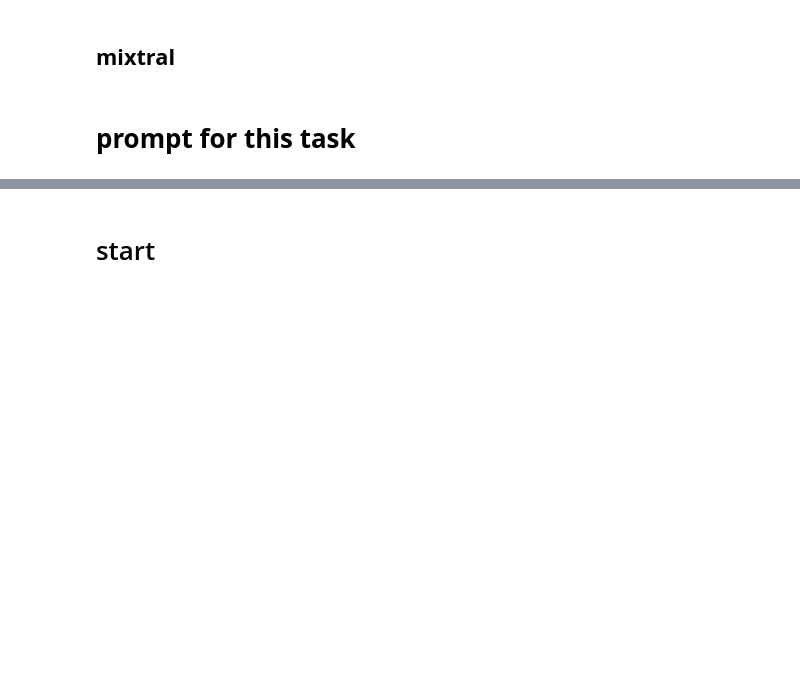
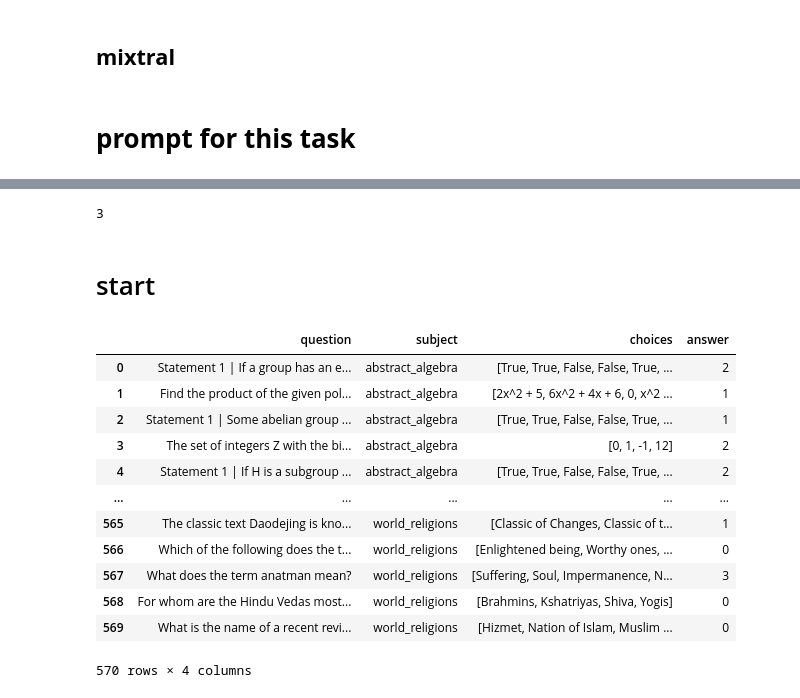
Before and after one commit to nxxk23/AI-Engineer, a Jupyter notebook: base.ipynb, the cells around one changed output, grey strips where cells are left out. Saved outputs shown, nothing was run; the diff lists cells and outputs as text; code cells hidden in the pictures; blank space fills up the shorter version.

```diff
--- a/base.ipynb
+++ b/base.ipynb
@@ -532,17 +516,21 @@ print(df['choices'].iloc[15000], "\n", df['answer'].iloc[15000])
+# %%
+# Example usage
+question = "5 multiple 11 ="
+choices = """['22', '11', '33','55']"""
+generated_answer = mmlu_answer(question, choices)
+# print(generated_answer)
+answer = extract_answer(generated_answer)
+print(answer)
+# %% [output]
+3
 # %% [markdown]
 # start
 # %%
 import pandas as pd
 import numpy as np
 
-def sample_subject_rows(df, subjects, n=20):
-    """
-    Sample 'n' rows per subject from the DataFrame for given subjects.
-    """
-    # Filter DataFrame for specified subjects
+def sample_subject_rows(df, subjects, n):
     filtered_df = df[df['subject'].isin(subjects)]
-
-    # Sample 'n' rows per subject
     sampled_df_list = []
     for subject in subjects:
         subject_df = filtered_df[filtered_df['subject'] == subject]
@@ -550,14 +538,24 @@ def sample_subject_rows(df, subjects, n=20):
         sampled_df_list.append(sampled_df)
 
     return pd.concat(sampled_df_list).reset_index(drop=True)
-
-def run_async_processing(df, model_repo, temperature, top_p, max_new_tokens, repetition_penalty, mmluprompt, batch_size=32):
-    # Assuming run_async_processing is defined elsewhere and works as expected
-    return asyncio.run(generate_answers_for_batch_async(df, model_repo, temperature, top_p, max_new_tokens, repetition_penalty, mmluprompt, batch_size))
 # %%
 # Specify subjects to sample from
-subjects = ['machine_learning', 'astronomy', 'nutrition', 'electrical_engineering']
-
+# subjects = ['machine_learning', 'astronomy', 'nutrition', 'electrical_engineering']
+subjects = df['subject'].unique().tolist()
 # Get sampled DataFrame
-sampled_df = sample_subject_rows(df, subjects, n=50)
+sampled_df = sample_subject_rows(df, subjects, n=10)
 sampled_df
+# %% [output]
+|  | question | subject | choices | answer |
+| 0 | Statement 1 | If a group has an e... | abstract_algebra | [True, True, False, False, True, ... | 2 |
+| 1 | Find the product of the given pol... | abstract_algebra | [2x^2 + 5, 6x^2 + 4x + 6, 0, x^2 ... | 1 |
+| 2 | Statement 1 | Some abelian group ... | abstract_algebra | [True, True, False, False, True, ... | 1 |
+| 3 | The set of integers Z with the bi... | abstract_algebra | [0, 1, -1, 12] | 2 |
+| 4 | Statement 1 | If H is a subgroup ... | abstract_algebra | [True, True, False, False, True, ... | 2 |
+| ... | ... | ... | ... | ... |
+| 565 | The classic text Daodejing is kno... | world_religions | [Classic of Changes, Classic of t... | 1 |
+| 566 | Which of the following does the t... | world_religions | [Enlightened being, Worthy ones, ... | 0 |
+| 567 | What does the term anatman mean? | world_religions | [Suffering, Soul, Impermanence, N... | 3 |
+| 568 | For whom are the Hindu Vedas most... | world_religions | [Brahmins, Kshatriyas, Shiva, Yogis] | 0 |
+| 569 | What is the name of a recent revi... | world_religions | [Hizmet, Nation of Islam, Muslim ... | 0 |
+570 rows × 4 columns
```
Also changed, not shown: parts of 38 cells of this notebook.
